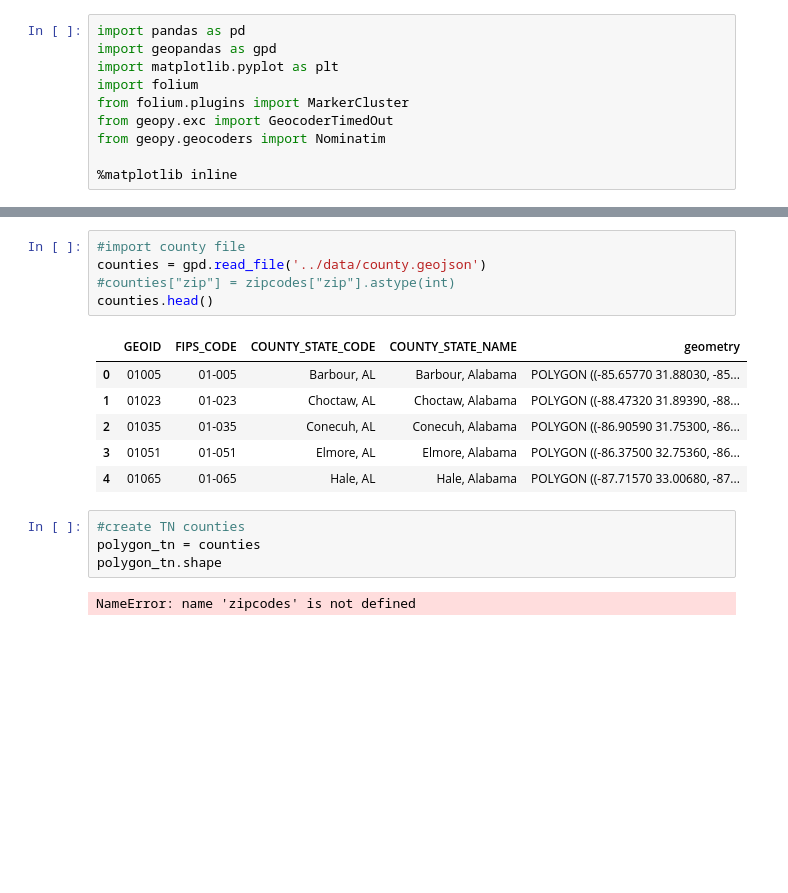
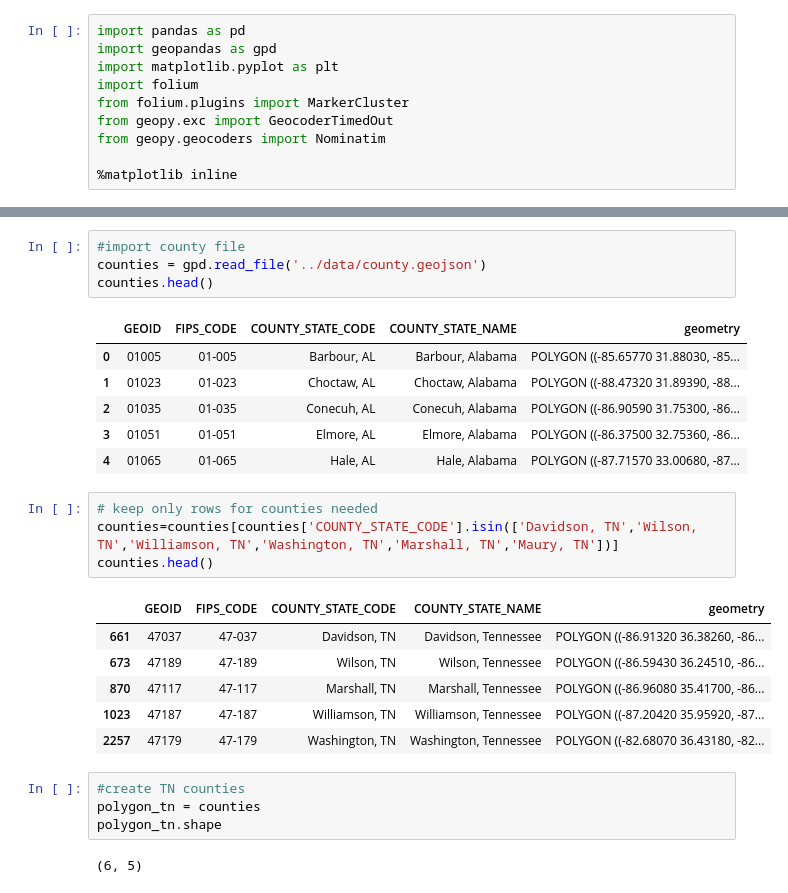
Before and after one commit to paulballenger/nashville_diaper_connection, a Jupyter notebook: notebooks/ndc_map.ipynb, the cells around one changed output, grey strips where cells are left out. Cells and saved outputs as stored; diff of their text form; blank space fills up the shorter version.

```diff
--- a/notebooks/ndc_map.ipynb
+++ b/notebooks/ndc_map.ipynb
@@ -24,7 +36,6 @@ ndc_partner_del.head()
 # %%
 #import county file
 counties = gpd.read_file('../data/county.geojson')
-#counties["zip"] = zipcodes["zip"].astype(int)
 counties.head()
 # %% [output]
 |  | GEOID | FIPS_CODE | COUNTY_STATE_CODE | COUNTY_STATE_NAME | geometry |
@@ -33,11 +44,22 @@ counties.head()
 | 2 | 01035 | 01-035 | Conecuh, AL | Conecuh, Alabama | POLYGON ((-86.90590 31.75300, -86... |
 | 3 | 01051 | 01-051 | Elmore, AL | Elmore, Alabama | POLYGON ((-86.37500 32.75360, -86... |
 | 4 | 01065 | 01-065 | Hale, AL | Hale, Alabama | POLYGON ((-87.71570 33.00680, -87... |
+# %%
+# keep only rows for counties needed
+counties=counties[counties['COUNTY_STATE_CODE'].isin(['Davidson, TN','Wilson, TN','Williamson, TN','Washington, TN','Marshall, TN','Maury, TN'])]
+counties.head()
+# %% [output]
+|  | GEOID | FIPS_CODE | COUNTY_STATE_CODE | COUNTY_STATE_NAME | geometry |
+| 661 | 47037 | 47-037 | Davidson, TN | Davidson, Tennessee | POLYGON ((-86.91320 36.38260, -86... |
+| 673 | 47189 | 47-189 | Wilson, TN | Wilson, Tennessee | POLYGON ((-86.59430 36.24510, -86... |
+| 870 | 47117 | 47-117 | Marshall, TN | Marshall, Tennessee | POLYGON ((-86.96080 35.41700, -86... |
+| 1023 | 47187 | 47-187 | Williamson, TN | Williamson, Tennessee | POLYGON ((-87.20420 35.95920, -87... |
+| 2257 | 47179 | 47-179 | Washington, TN | Washington, Tennessee | POLYGON ((-82.68070 36.43180, -82... |
 # %%
 #create TN counties
 polygon_tn = counties
 polygon_tn.shape
 # %% [output]
-NameError: name 'zipcodes' is not defined
+(6, 5)
 # %%
 ndc_map = folium.Map(
```
Also changed, not shown: parts of 3 cells of this notebook, 2 other files.
